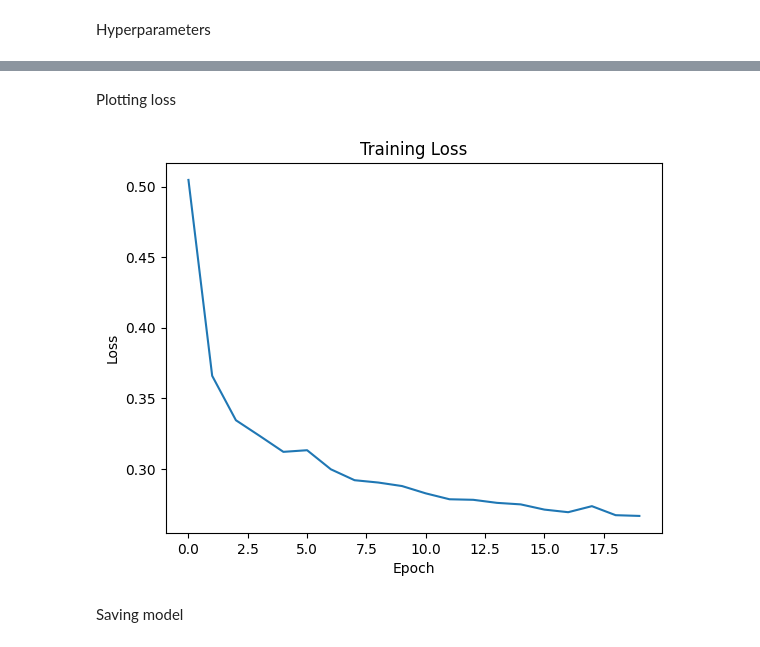
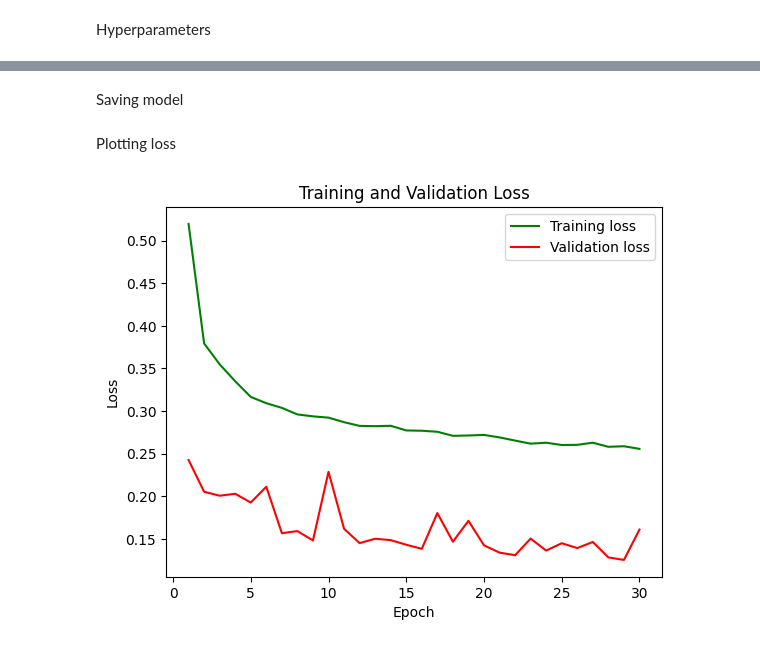
Before and after one commit to TahaChoksi220057729/PMAIG11, a Jupyter notebook: weng_task_2/training.ipynb, the cells around one changed output, grey strips where cells are left out. Cells and saved outputs as stored; diff of their text form; code cells hidden in the pictures.

```diff
--- a/weng_task_2/training.ipynb
+++ b/weng_task_2/training.ipynb
@@ -116,7 +116,7 @@ class CNNModel(nn.Module):
         self.fc1 = nn.Linear(in_features=128 * 8 * 8, out_features=512)  # flatten output from pool
         self.fc2 = nn.Linear(in_features=512, out_features=1)
 
-        self.dropout = nn.Dropout(p=0.5)
+        self.dropout = nn.Dropout(p=0.2)
 
     def forward(self, x):
         x = F.relu(self.conv1(x))  # Output: (32, 32, 32)
@@ -226,15 +234,3 @@ Epoch 0/30, training loss: 0.5195, validation loss: 0.2427
-# %% [markdown]
-Plotting loss
-# %%
-plt.plot(epochs, loss_history, 'g', label='Training loss')
-plt.plot(epochs, val_loss_history, 'r', label='Validation loss')
-plt.xlabel("Epoch")
-plt.ylabel("Loss")
-plt.title("Training and Validation Loss")
-plt.legend()
-plt.show()
-# %% [output]
-[figure, old version]
 # %% [markdown]
 Saving model
 # %%
@@ -241,0 +238,13 @@ torch.save(model.to('cpu').state_dict(), 'mymodel_task2_v1.pth')
+# %% [markdown]
+Plotting loss
+# %%
+y_arr = np.arange(epochs)+1
+plt.plot(y_arr, loss_history, 'g', label='Training loss')
+plt.plot(y_arr, val_loss_history, 'r', label='Validation loss')
+plt.xlabel("Epoch")
+plt.ylabel("Loss")
+plt.title("Training and Validation Loss")
+plt.legend()
+plt.show()
+# %% [output]
+[figure, new version]
```
Also changed, not shown: parts of 4 cells of this notebook, 2 other files.
